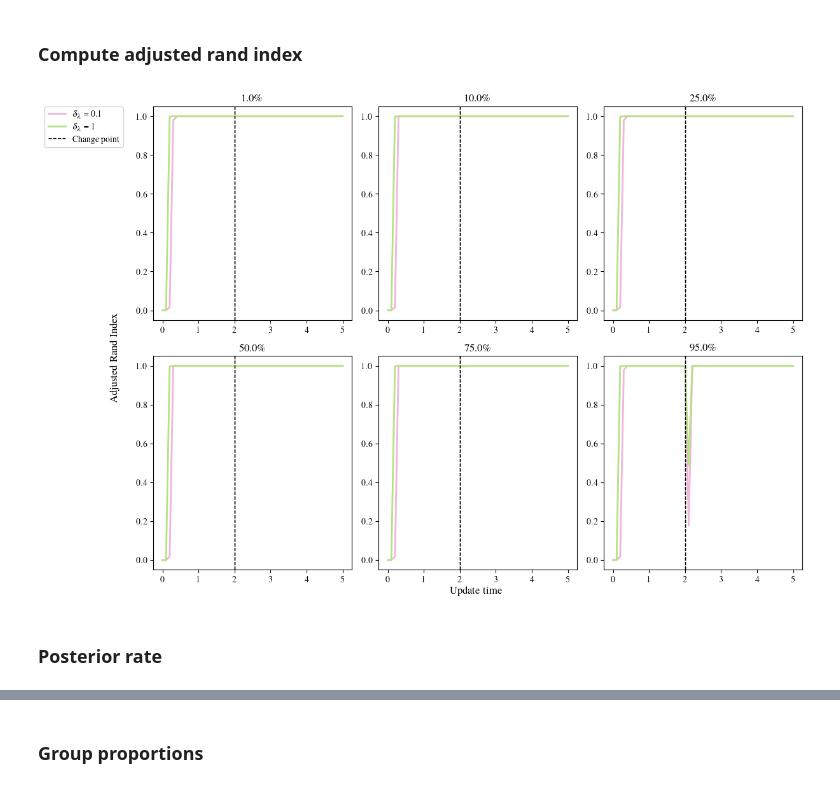
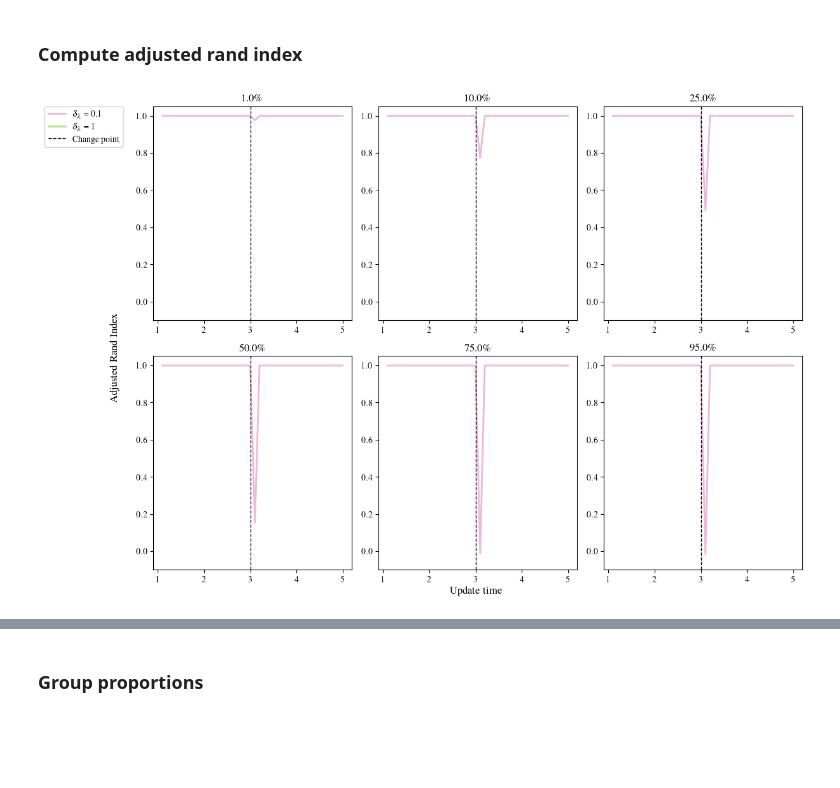
Before and after one commit to joshcorneck/dynamicBHPP, a Jupyter notebook: analyses/simulation_studies/simulation_output/simulation_study_1/output_analysis_1.ipynb, the cells around one changed output, grey strips where cells are left out. Cells and saved outputs as stored; diff of their text form; code cells hidden in the pictures; blank space fills up the shorter version.

```diff
--- a/analyses/simulation_studies/simulation_output/simulation_study_1/output_analysis_1.ipynb
+++ b/analyses/simulation_studies/simulation_output/simulation_study_1/output_analysis_1.ipynb
@@ -112,6 +123,8 @@ colours = [(208/255, 28/255, 139/255),
 # %% [markdown]
 ### Compute adjusted rand index
 # %%
+B1 = 10
+
 df_ARI = pd.DataFrame(columns=['delta', 'prop_swap', 'ARI'], index=range(12))
 
 for sim in range(14):
@@ -120,24 +133,23 @@ for sim in range(14):
         [data_dict['delta'], data_dict['prop_swap']]
     )
     # print(f"New group prop: {data_dict['new_group_prop']}")
+    group_memberships = data_dict['group_memberships']
     _ARI_list_time = []
     for run in range(50):
         _ARI_list_run = []
-        tau_list = data_dict['tau']
-        tau_time = tau_list[run]
+        group_memberships_curr = group_memberships[run]
+
         # Up to first change
         true_groups = data_dict['groups_in_regions'][0]
-        for time_step in range(int(2 / 0.1) + 1):
-            _group_probs = tau_time[time_step,:,:]
-            _pred_groups = _group_probs.argmax(axis=1)
+        for time_step in range(int(1 / 0.1) + 1 - B1, int(3 / 0.1) + 1 - B1):
+            _pred_groups = group_memberships_curr[time_step,:]
             _ARI = adjusted_rand_score(true_groups, _pred_groups)
             _ARI_list_run.append(_ARI)
 
         # After change
         true_groups = data_dict['groups_in_regions'][1]
-        for time_step in range(int(2 / 0.1) + 1, int(5 / 0.1) + 1):
-            _group_probs = tau_time[time_step,:,:]
-            _pred_groups = _group_probs.argmax(axis=1)
+        for time_step in range(int(3 / 0.1) + 1 - B1, int(5 / 0.1) + 1 - B1):
+            _pred_groups = group_memberships_curr[time_step,:]
             _ARI = adjusted_rand_score(true_groups, _pred_groups)
             _ARI_list_run.append(_ARI)
 
@@ -154,42 +166,42 @@ group_1_count = -1
 for i in range(2):
     for j in range(3):
         group_1_count += 1
-        for delta in [0.1, 1]:
+        for delta in [0.1]:
             index = df_ARI[
                         (df_ARI['delta'] == delta)
                         &
                         (df_ARI['prop_swap'] == prop_swap[group_1_count])
                         ].index[0]
             ARI_data = df_ARI.loc[index, ['ARI']]
             temp_array = np.array([np.array(entry) for entry in ARI_data['ARI']])
             mean_ARI = temp_array.mean(axis=0)
             if delta == 0.1:
-                line1 = axs[i,j].plot(np.arange(0, 5 + 0.1, 0.1), mean_ARI, color = colours[1],
+                line1 = axs[i,j].plot(np.arange(1 + 0.1, 5 + 0.1, 0.1), mean_ARI, color = colours[1],
                               linewidth=2)
                 axs[i,j].set_title(fr"{prop_swap[group_1_count] * 100}\%", fontsize=12)
             if delta == 1:
-                line2 = axs[i,j].plot(np.arange(0, 5 + 0.1, 0.1), mean_ARI, color = colours[2],
+                line2 = axs[i,j].plot(np.arange(1 + 0.1, 5 + 0.1, 0.1), mean_ARI, color = colours[2],
                               linewidth=2)
                 axs[i,j].set_title(fr"{prop_swap[group_1_count] * 100}\%", fontsize=12)
-            line3 = axs[i,j].axvline(x=2, linestyle='--', linewidth=1, color='black')
+            line3 = axs[i,j].axvline(x=3, linestyle='--', linewidth=1, color='black')
         if (i == 0) & (j == 0):
             legend_handles.append(line1[0])
             legend_labels.append(r"$\delta_\lambda$ = 0.1")
             legend_handles.append(line2[0])
             legend_labels.append(r"$\delta_\lambda$ = 1")
             legend_handles.append(line3)
             legend_labels.append("Change point")
+
+        axs[i,j].set_ylim([-0.1,1.05])
 
 fig.text(0.56, 0, 'Update time', ha='center', fontsize=12)
 fig.text(0.087, 0.38, 'Adjusted Rand Index', ha='center', rotation='vertical', fontsize=12)
 
 # Add legend to the top left subplot
 axs[0, 0].legend(legend_handles, legend_labels, loc='upper left',
                  bbox_to_anchor=(-0.55, 1.0), borderaxespad=0.0)
 plt.tight_layout()
 plt.savefig("analyses/simulation_studies/simulation_output/simulation_study_1/plots/ARI_time.pdf",
             bbox_inches='tight')
 # %% [output]
-[figure, old version]
+[figure, new version]
-# %% [markdown]
-### Posterior rate
```
Also changed, not shown: parts of 5 cells of this notebook, 3 other files.
